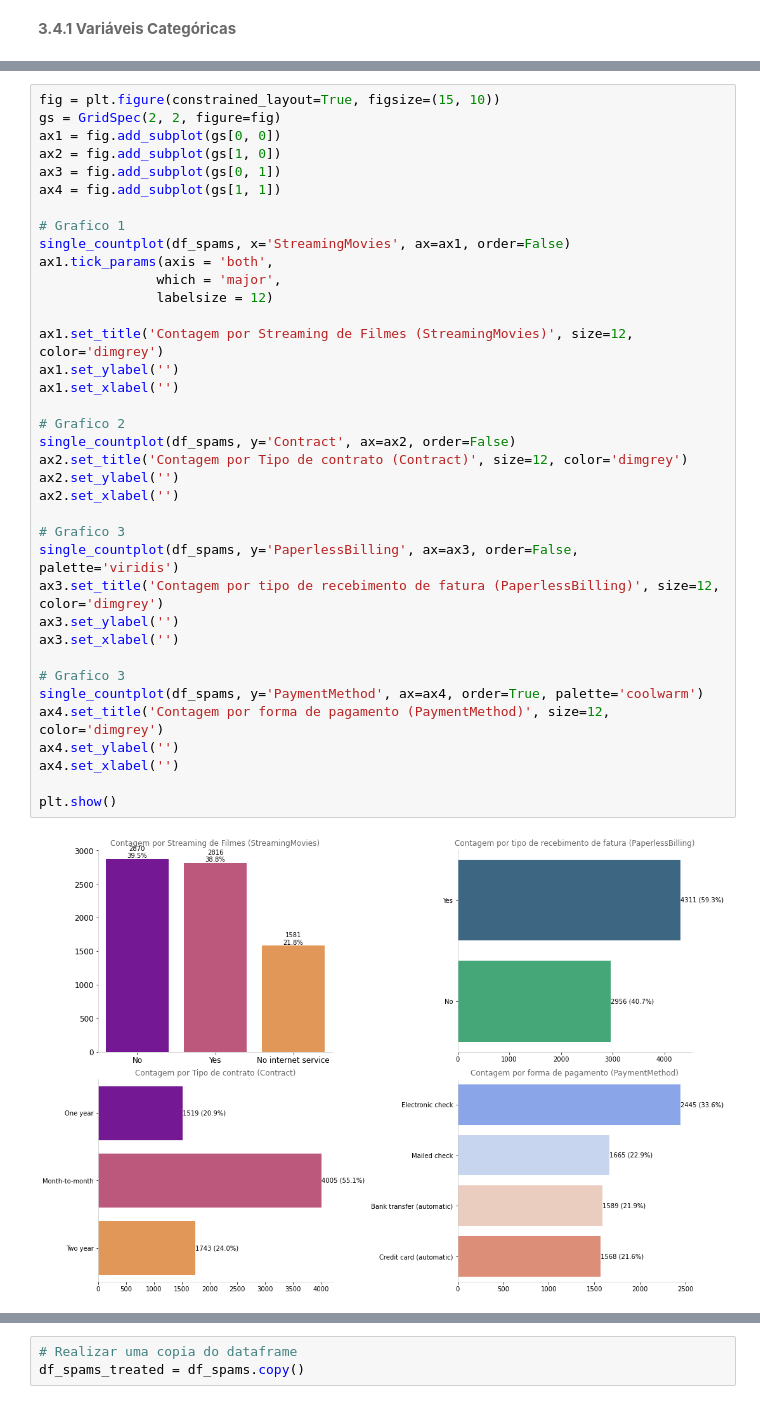
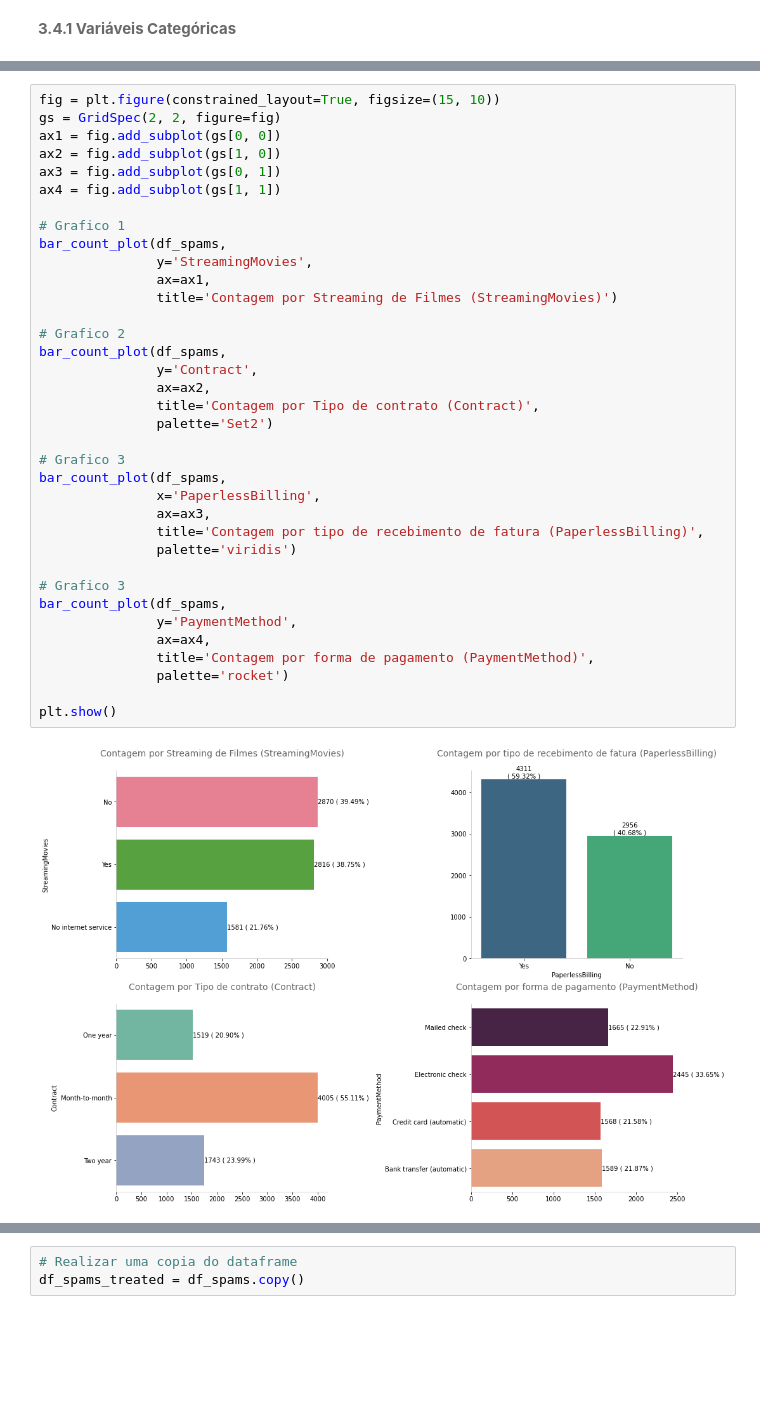
Before and after one commit to Joao-TheCosmosIsInfinite/alura-voz, a Jupyter notebook: Churn_Clientes.ipynb, the cells around one changed output, grey strips where cells are left out. Drawn from its saved outputs; the diff is of its cells as text; blank space fills up the shorter version.

```diff
--- a/Churn_Clientes.ipynb
+++ b/Churn_Clientes.ipynb
@@ -366,42 +359,41 @@ plt.show()
 # %%
 fig = plt.figure(constrained_layout=True, figsize=(15, 10))
 gs = GridSpec(2, 2, figure=fig)
 ax1 = fig.add_subplot(gs[0, 0])
 ax2 = fig.add_subplot(gs[1, 0])
 ax3 = fig.add_subplot(gs[0, 1])
 ax4 = fig.add_subplot(gs[1, 1])
 
 # Grafico 1
-single_countplot(df_spams, x='StreamingMovies', ax=ax1, order=False)
-ax1.tick_params(axis = 'both',
-               which = 'major',
-               labelsize = 12)
-
-ax1.set_title('Contagem por Streaming de Filmes (StreamingMovies)', size=12, color='dimgrey')
-ax1.set_ylabel('')
-ax1.set_xlabel('')
+bar_count_plot(df_spams,
+               y='StreamingMovies',
+               ax=ax1,
+               title='Contagem por Streaming de Filmes (StreamingMovies)')
 
 # Grafico 2
-single_countplot(df_spams, y='Contract', ax=ax2, order=False)
-ax2.set_title('Contagem por Tipo de contrato (Contract)', size=12, color='dimgrey')
-ax2.set_ylabel('')
-ax2.set_xlabel('')
+bar_count_plot(df_spams,
+               y='Contract',
+               ax=ax2,
+               title='Contagem por Tipo de contrato (Contract)',
+               palette='Set2')
 
 # Grafico 3
-single_countplot(df_spams, y='PaperlessBilling', ax=ax3, order=False, palette='viridis')
-ax3.set_title('Contagem por tipo de recebimento de fatura (PaperlessBilling)', size=12, color='dimgrey')
-ax3.set_ylabel('')
-ax3.set_xlabel('')
+bar_count_plot(df_spams,
+               x='PaperlessBilling',
+               ax=ax3,
+               title='Contagem por tipo de recebimento de fatura (PaperlessBilling)',
+               palette='viridis')
 
 # Grafico 3
-single_countplot(df_spams, y='PaymentMethod', ax=ax4, order=True, palette='coolwarm')
-ax4.set_title('Contagem por forma de pagamento (PaymentMethod)', size=12, color='dimgrey')
-ax4.set_ylabel('')
-ax4.set_xlabel('')
+bar_count_plot(df_spams,
+               y='PaymentMethod',
+               ax=ax4,
+               title='Contagem por forma de pagamento (PaymentMethod)',
+               palette='rocket')
 
 plt.show()
 # %% [output]
-[figure, old version]
+[figure, new version]
 # %% [markdown]
 Os gráficos nos passam muitos insights, dentre eles:
 
```
Also changed, not shown: parts of 10 cells of this notebook, 1 other file.
